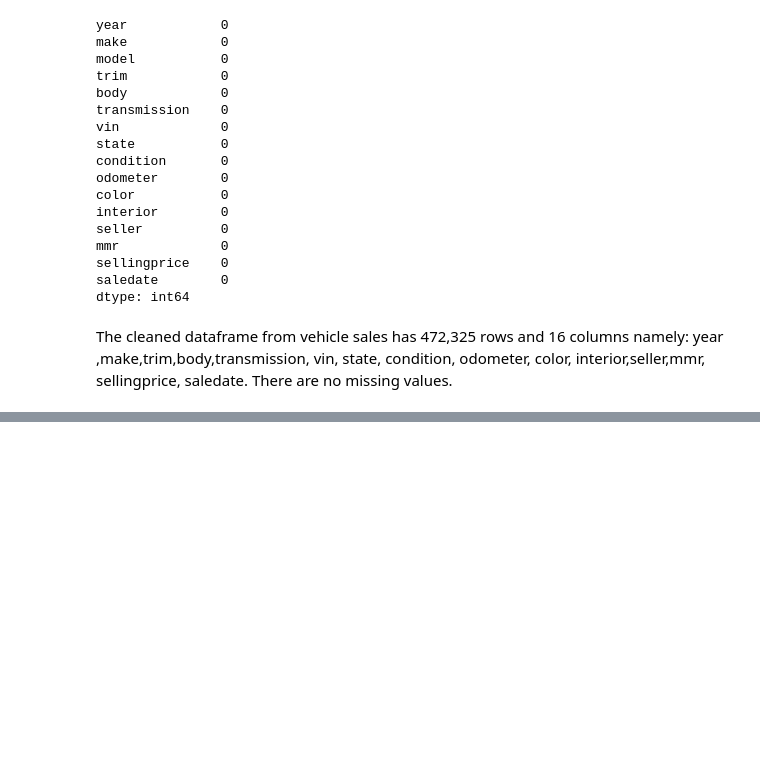
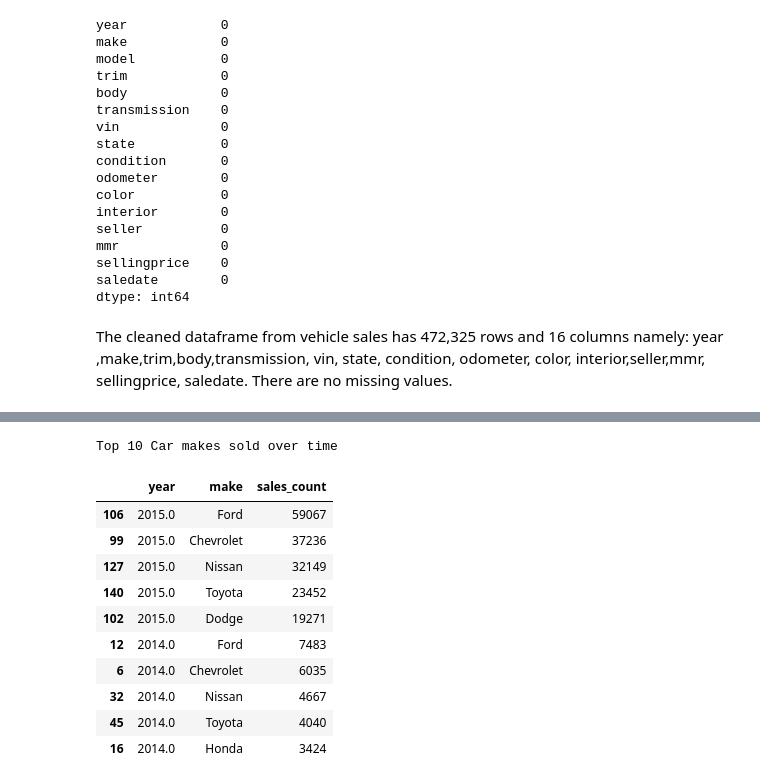
Before and after one commit to SirIan71/dsc-projet-1, a Jupyter notebook: student.ipynb, the cells around one changed output, grey strips where cells are left out. Drawn from its saved outputs; the diff is of its cells as text; code cells hidden in the pictures; blank space fills up the shorter version.

```diff
--- a/student.ipynb
+++ b/student.ipynb
@@ -127,0 +155,24 @@ The cleaned dataframe from vehicle sales has 472,325 rows and 16 columns namely:
+# %%
+# exctract year from saledate column
+df['year'] = df['saledate'].dt.year
+
+#  group by year and car make, count sales and select top 10 car make for each year
+top_5_cars_sold = df.groupby(['year', 'make']).size().reset_index(name='sales_count') \
+     .sort_values(['year', 'sales_count'], ascending=[False, False]) \
+         .groupby('year').head()
+
+print("Top 10 Car makes sold over time")
+top_5_cars_sold
+# %% [output]
+Top 10 Car makes sold over time
+|  | year | make | sales_count |
+| 106 | 2015.0 | Ford | 59067 |
+| 99 | 2015.0 | Chevrolet | 37236 |
+| 127 | 2015.0 | Nissan | 32149 |
+| 140 | 2015.0 | Toyota | 23452 |
+| 102 | 2015.0 | Dodge | 19271 |
+| 12 | 2014.0 | Ford | 7483 |
+| 6 | 2014.0 | Chevrolet | 6035 |
+| 32 | 2014.0 | Nissan | 4667 |
+| 45 | 2014.0 | Toyota | 4040 |
+| 16 | 2014.0 | Honda | 3424 |
```
Also changed, not shown: parts of 6 cells of this notebook, 1 other file.
